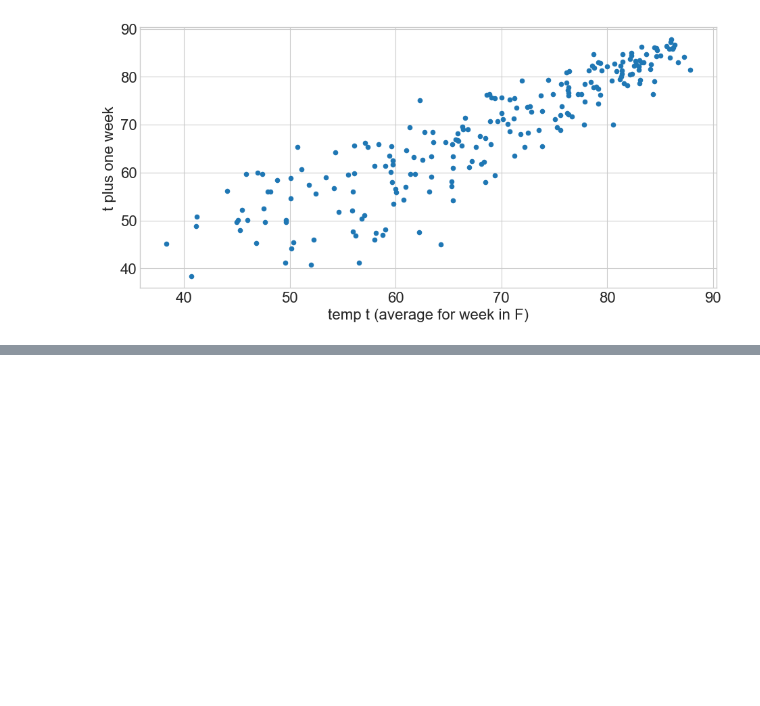
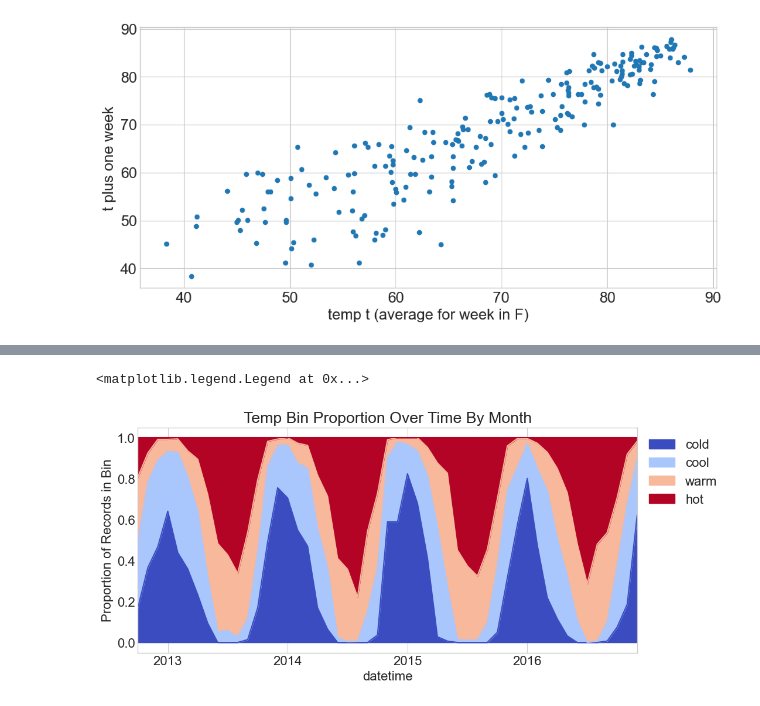
Before and after one commit to CodeupClassroom/oneil-tsa, a Jupyter notebook: explore.ipynb, the cells around one changed output, grey strips where cells are left out. Saved outputs shown, nothing was run; the diff lists cells and outputs as text; code cells hidden in the pictures; blank space fills up the shorter version.

```diff
--- a/explore.ipynb
+++ b/explore.ipynb
@@ -353,0 +672,2 @@ plt.show()
+# %%
+train['temp_bin'] = pd.qcut(train.temp, 4, labels=['cold','cool','warm','hot'])
@@ -353,0 +684,2 @@ plt.show()
+# %%
+train = train.drop(columns=['weekday','y_plus_1'])
@@ -353,0 +730,16 @@ plt.show()
+# %%
+ax = (train.groupby('temp_bin'
+             ).resample('M'
+                       ).size(
+).unstack(0).apply(
+    lambda row: row / row.sum() ,axis=1
+).plot.area(
+    title='Temp Bin Proportion Over Time By Month',
+    ylabel='Proportion of Records in Bin',
+    colormap='coolwarm'
+))
+ax.legend(
+         bbox_to_anchor=(1,1))
+# %% [output]
+<matplotlib.legend.Legend at 0x...>
+[figure, added]
```
Also changed, not shown: parts of 40 cells of this notebook.
